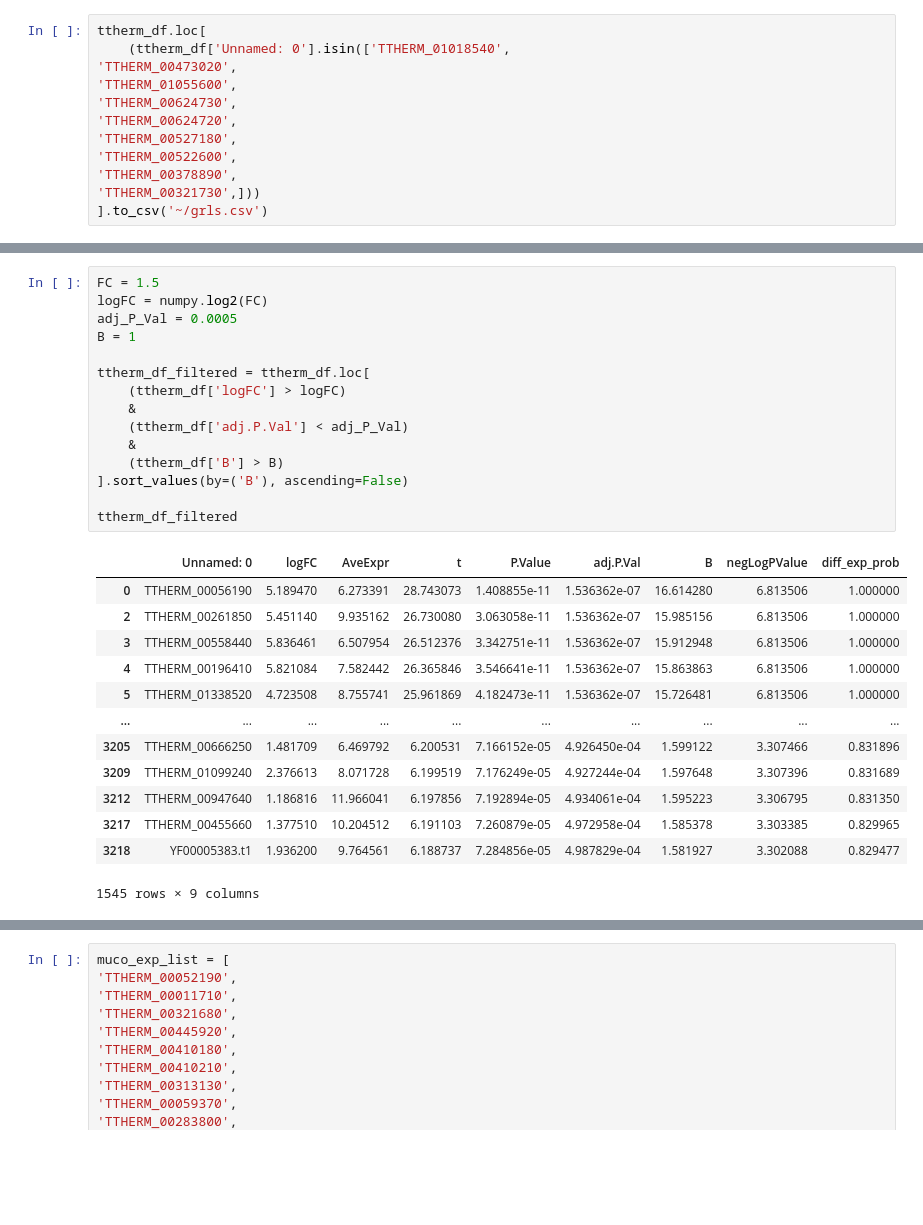
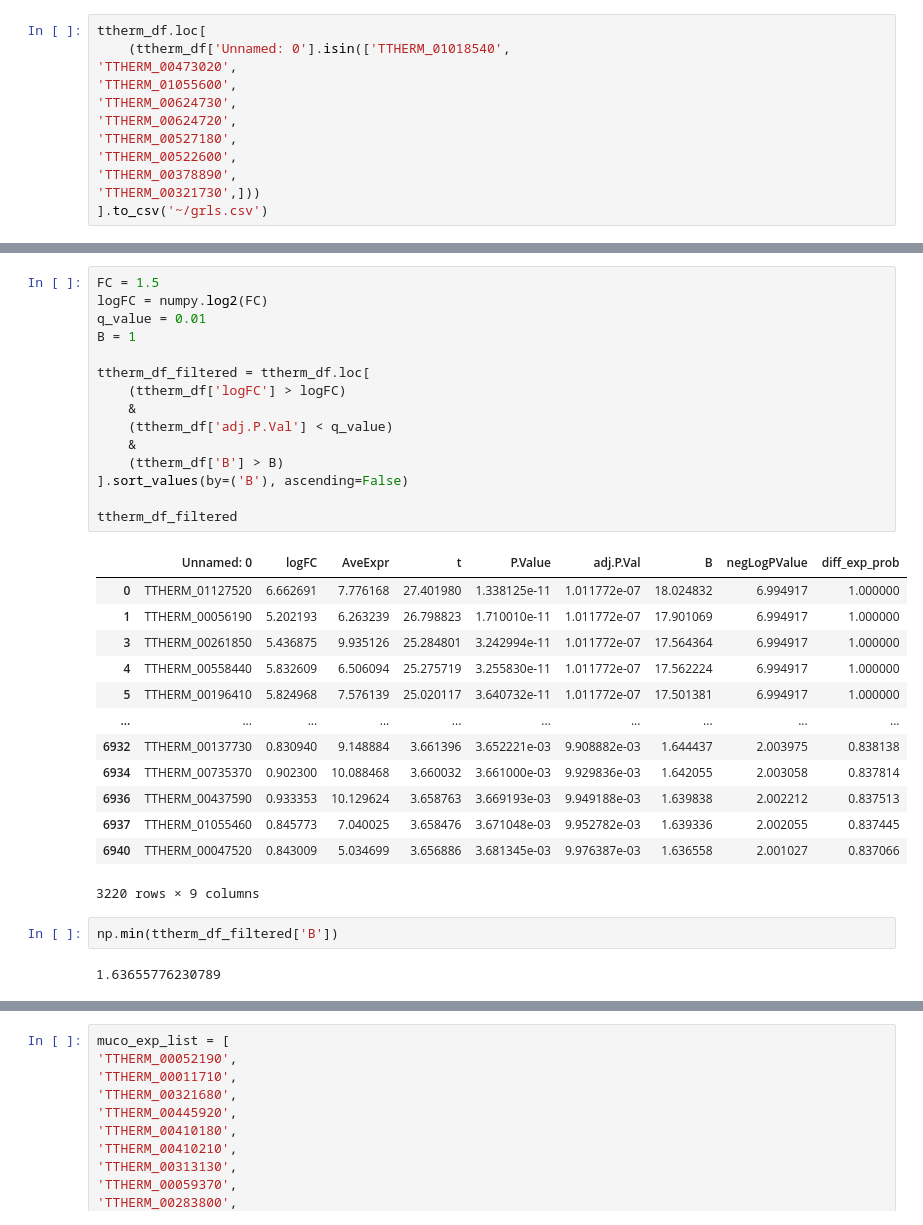
Before and after one commit to ltsypin/TGNE-2022, a Jupyter notebook: regranulation/intersection_analysis.ipynb, the cells around one changed output, grey strips where cells are left out. Drawn from its saved outputs; the diff is of its cells as text; blank space fills up the shorter version.

```diff
--- a/regranulation/intersection_analysis.ipynb
+++ b/regranulation/intersection_analysis.ipynb
@@ -128,32 +152,36 @@ ttherm_df.loc[
 # %%
 FC = 1.5
 logFC = numpy.log2(FC)
-adj_P_Val = 0.0005
+q_value = 0.01
 B = 1
 
 ttherm_df_filtered = ttherm_df.loc[
     (ttherm_df['logFC'] > logFC)
     &
-    (ttherm_df['adj.P.Val'] < adj_P_Val)
+    (ttherm_df['adj.P.Val'] < q_value)
     &
     (ttherm_df['B'] > B)
 ].sort_values(by=('B'), ascending=False)
 
 ttherm_df_filtered
 # %% [output]
 |  | Unnamed: 0 | logFC | AveExpr | t | P.Value | adj.P.Val | B | negLogPValue | diff_exp_prob |
-| 0 | TTHERM_00056190 | 5.189470 | 6.273391 | 28.743073 | 1.408855e-11 | 1.536362e-07 | 16.614280 | 6.813506 | 1.000000 |
-| 2 | TTHERM_00261850 | 5.451140 | 9.935162 | 26.730080 | 3.063058e-11 | 1.536362e-07 | 15.985156 | 6.813506 | 1.000000 |
-| 3 | TTHERM_00558440 | 5.836461 | 6.507954 | 26.512376 | 3.342751e-11 | 1.536362e-07 | 15.912948 | 6.813506 | 1.000000 |
-| 4 | TTHERM_00196410 | 5.821084 | 7.582442 | 26.365846 | 3.546641e-11 | 1.536362e-07 | 15.863863 | 6.813506 | 1.000000 |
-| 5 | TTHERM_01338520 | 4.723508 | 8.755741 | 25.961869 | 4.182473e-11 | 1.536362e-07 | 15.726481 | 6.813506 | 1.000000 |
+| 0 | TTHERM_01127520 | 6.662691 | 7.776168 | 27.401980 | 1.338125e-11 | 1.011772e-07 | 18.024832 | 6.994917 | 1.000000 |
+| 1 | TTHERM_00056190 | 5.202193 | 6.263239 | 26.798823 | 1.710010e-11 | 1.011772e-07 | 17.901069 | 6.994917 | 1.000000 |
+| 3 | TTHERM_00261850 | 5.436875 | 9.935126 | 25.284801 | 3.242994e-11 | 1.011772e-07 | 17.564364 | 6.994917 | 1.000000 |
+| 4 | TTHERM_00558440 | 5.832609 | 6.506094 | 25.275719 | 3.255830e-11 | 1.011772e-07 | 17.562224 | 6.994917 | 1.000000 |
+| 5 | TTHERM_00196410 | 5.824968 | 7.576139 | 25.020117 | 3.640732e-11 | 1.011772e-07 | 17.501381 | 6.994917 | 1.000000 |
 | ... | ... | ... | ... | ... | ... | ... | ... | ... | ... |
-| 3205 | TTHERM_00666250 | 1.481709 | 6.469792 | 6.200531 | 7.166152e-05 | 4.926450e-04 | 1.599122 | 3.307466 | 0.831896 |
-| 3209 | TTHERM_01099240 | 2.376613 | 8.071728 | 6.199519 | 7.176249e-05 | 4.927244e-04 | 1.597648 | 3.307396 | 0.831689 |
-| 3212 | TTHERM_00947640 | 1.186816 | 11.966041 | 6.197856 | 7.192894e-05 | 4.934061e-04 | 1.595223 | 3.306795 | 0.831350 |
-| 3217 | TTHERM_00455660 | 1.377510 | 10.204512 | 6.191103 | 7.260879e-05 | 4.972958e-04 | 1.585378 | 3.303385 | 0.829965 |
-| 3218 | YF00005383.t1 | 1.936200 | 9.764561 | 6.188737 | 7.284856e-05 | 4.987829e-04 | 1.581927 | 3.302088 | 0.829477 |
+| 6932 | TTHERM_00137730 | 0.830940 | 9.148884 | 3.661396 | 3.652221e-03 | 9.908882e-03 | 1.644437 | 2.003975 | 0.838138 |
+| 6934 | TTHERM_00735370 | 0.902300 | 10.088468 | 3.660032 | 3.661000e-03 | 9.929836e-03 | 1.642055 | 2.003058 | 0.837814 |
+| 6936 | TTHERM_00437590 | 0.933353 | 10.129624 | 3.658763 | 3.669193e-03 | 9.949188e-03 | 1.639838 | 2.002212 | 0.837513 |
+| 6937 | TTHERM_01055460 | 0.845773 | 7.040025 | 3.658476 | 3.671048e-03 | 9.952782e-03 | 1.639336 | 2.002055 | 0.837445 |
+| 6940 | TTHERM_00047520 | 0.843009 | 5.034699 | 3.656886 | 3.681345e-03 | 9.976387e-03 | 1.636558 | 2.001027 | 0.837066 |
-1545 rows × 9 columns
+3220 rows × 9 columns
+# %%
+np.min(ttherm_df_filtered['B'])
+# %% [output]
+1.63655776230789
 # %%
 import matplotlib.pyplot as plt
 
```
Also changed, not shown: parts of 51 cells of this notebook, 1 other file.
